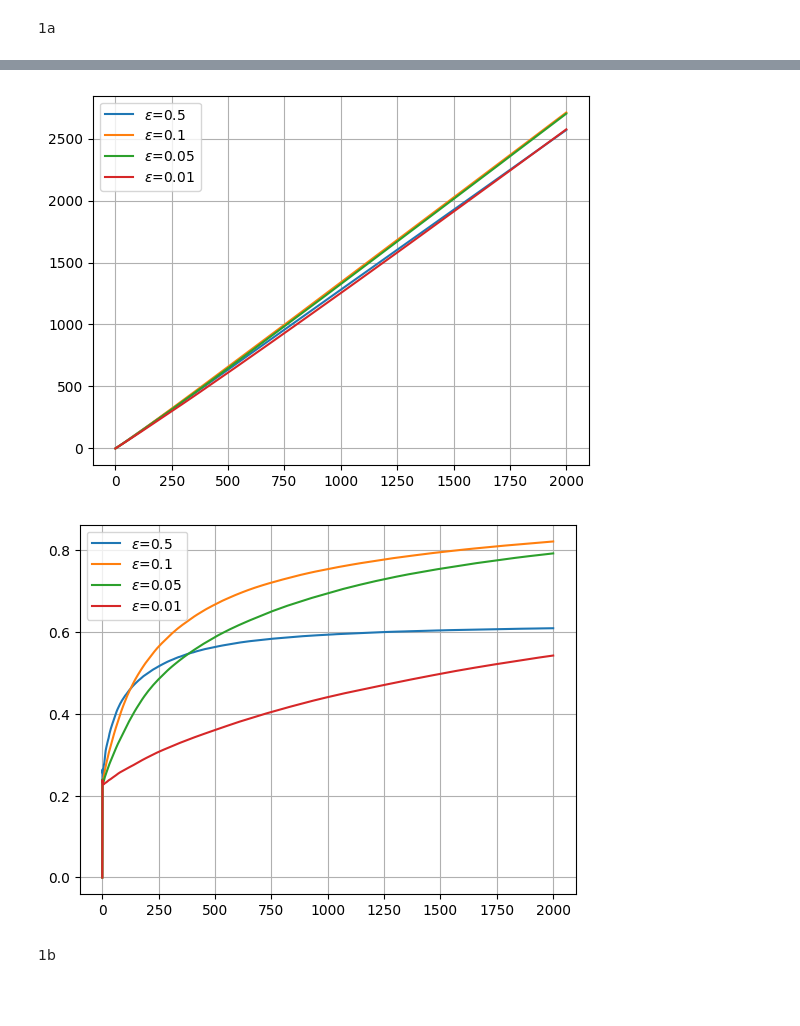
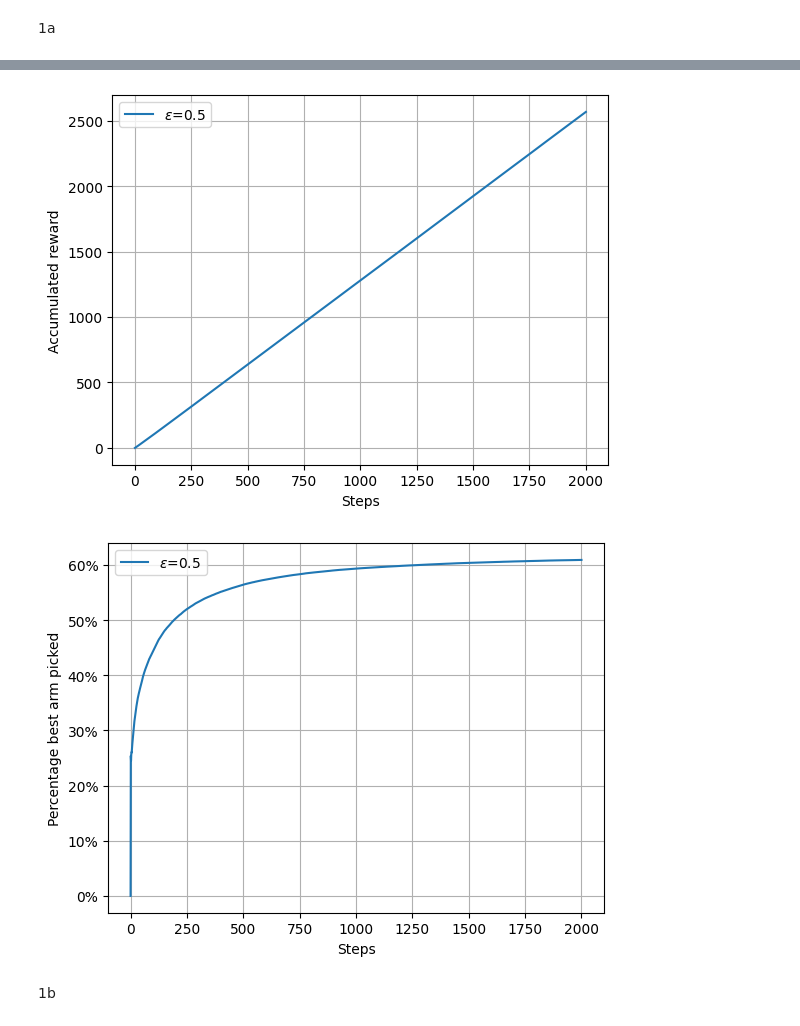
Before and after one commit to KamilBannasch/DRL, a Jupyter notebook: sheet1.ipynb, the cells around one changed output, grey strips where cells are left out. Cells and saved outputs as stored; diff of their text form; code cells hidden in the pictures; blank space fills up the shorter version.

Commit message:
code changes for 1d and final plot

```diff
--- a/sheet1.ipynb
+++ b/sheet1.ipynb
@@ -150,17 +165,17 @@ class trial():
 # %% [markdown]
 1a
 # %%
-means=[1,1.2,1.1,1.4]
-std=[0.2,0.4,0.6,0.8]
-b=bandit(4,means,std)
-eps=[0.5,0.1,0.05,0.01]
+means_a=[1,1.2,1.1,1.4]
+std_a=[0.2,0.4,0.6,0.8]
+bandit_a=bandit(4,means_a,std_a)
+eps_a=[0.5]
 est=epsilon_greedy_estimator
 n=2000
 k=1000
 # %%
-a=trial(b,est,eps)
-a.add_runs(k,n)
-a.plot('reg')
-a.plot('rew')
-a.plot('rel')
+trial_a=trial(bandit_a,est,eps_a)
+trial_a.add_runs(k,n)
+trial_a.plot('reg')
+trial_a.plot('rew')
+trial_a.plot('rel')
 # %% [output]
@@ -168,5 +183,5 @@ a.plot('rel')
-[figure, old version]
+[figure, new version]
-[figure, old version]
+[figure, new version]
 # %% [markdown]
 1b
 # %%
```
Also changed, not shown: parts of 10 cells of this notebook.
